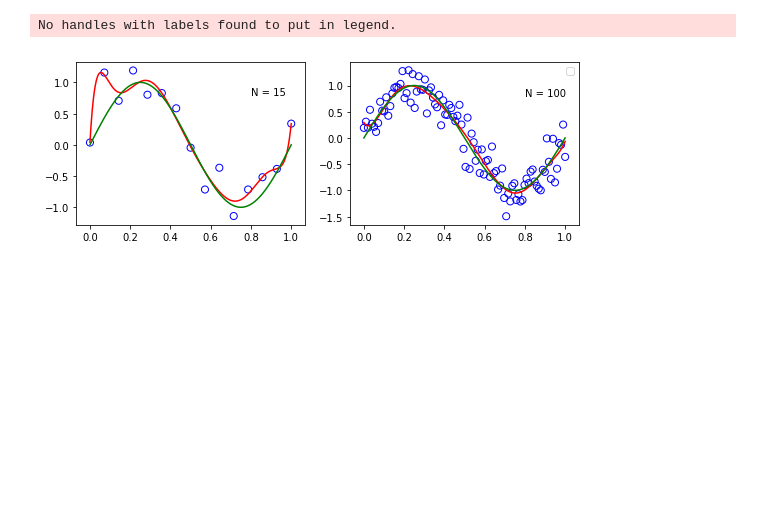
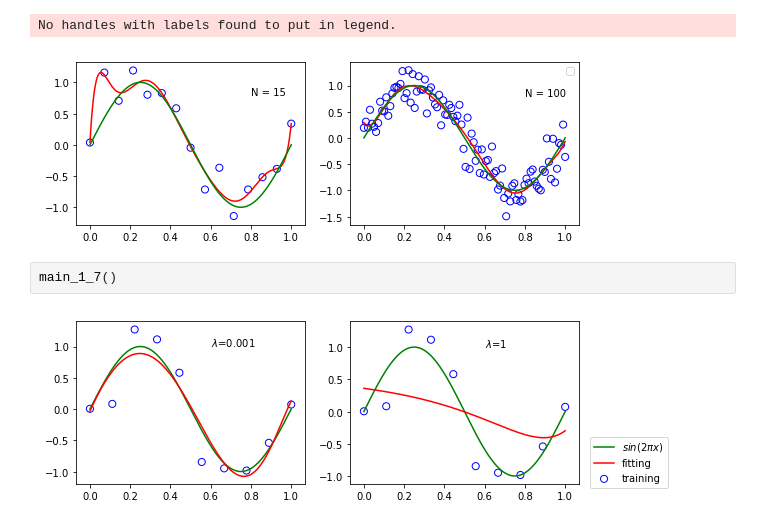
Before and after one commit to tanle2694/pattern_recognition, a Jupyter notebook: ipython_script/fig_display.ipynb, the cells around one changed output. Drawn from its saved outputs; the diff is of its cells as text; blank space fills up the shorter version.

```diff
--- a/ipython_script/fig_display.ipynb
+++ b/ipython_script/fig_display.ipynb
@@ -43,3 +44,7 @@ main_1_6()
 # %% [output]
 No handles with labels found to put in legend.
 [figure]
+# %%
+main_1_7()
+# %% [output]
+[figure, added]
```
Also changed, not shown: parts of 1 cell of this notebook, 2 other files.
